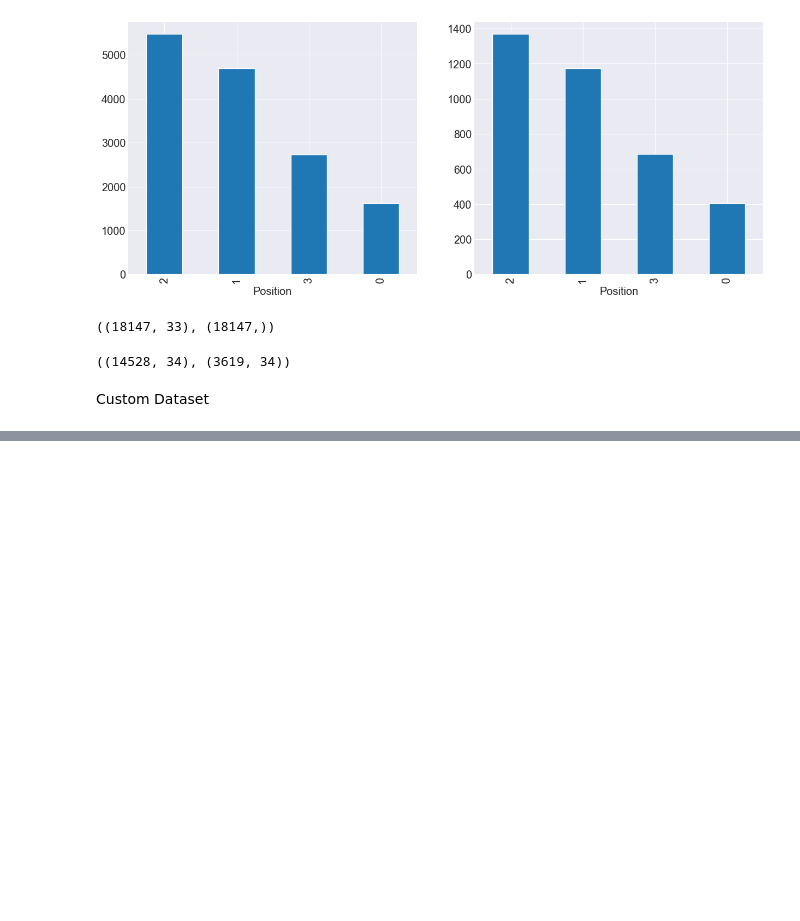
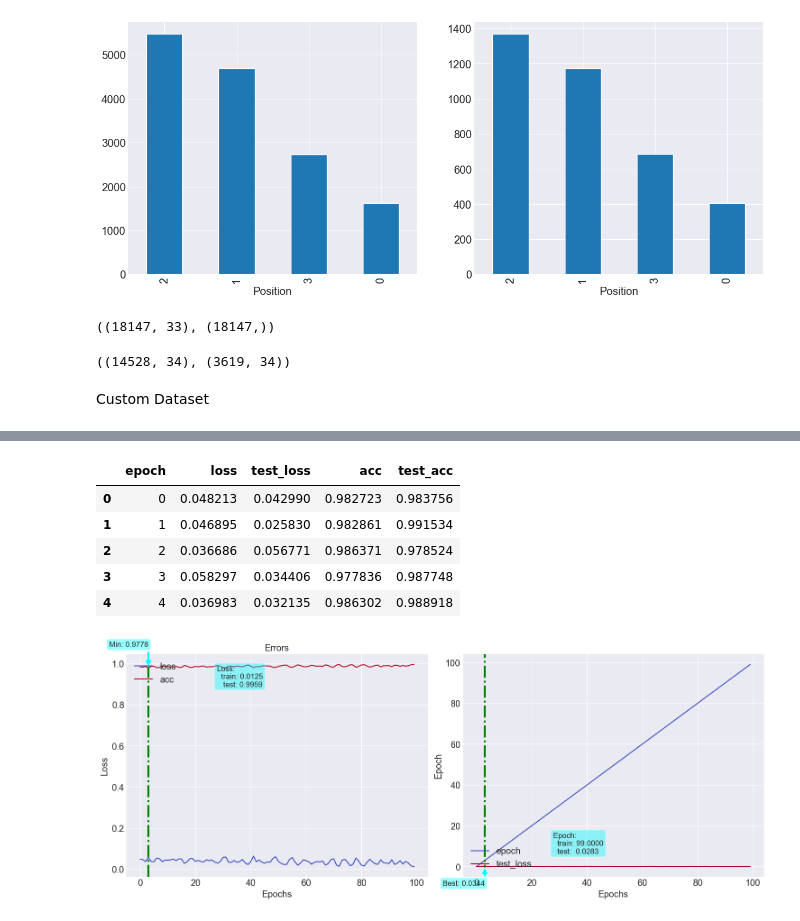
Before and after one commit to ishaan-eng/Deep-Learning, a Jupyter notebook: Nov 14/Torch_FIFA.ipynb, the cells around one changed output, grey strips where cells are left out. Cells and saved outputs as stored; diff of their text form; code cells hidden in the pictures; blank space fills up the shorter version.

```diff
--- a/Nov 14/Torch_FIFA.ipynb
+++ b/Nov 14/Torch_FIFA.ipynb
@@ -403,0 +463,4 @@ v# X_train = ss.fit_transform(X_train)
+# %%
+for data in test_ds:
+    feature,label=data
+    print(feature.shape,label.shape)
@@ -403,0 +489,31 @@ v# X_train = ss.fit_transform(X_train)
+# %%
+#Dont use in exam, Use Sequential Method
+class Model(nn.Module):
+    def __init__(self,input_dim):
+        super().__init__()
+        out_dim_1=66
+        self.layer1=nn.Linear(input_dim,out_dim_1)
+        self.active1=nn.ReLU()                          #Output 66
+        out_dim_2=33
+        self.layer2=nn.Linear(out_dim_1,out_dim_2)
+        self.active2=nn.ReLU()                          #Output 33
+        out_dim_3=16
+        self.layer3=nn.Linear(out_dim_2,out_dim_3)
+        self.active3=nn.ReLU()                          #Output 16
+        out_dim_4=8
+        self.layer4=nn.Linear(out_dim_3,out_dim_4)
+        self.active4=nn.ReLU()                          #Output 8
+
+        self.layer5=nn.Linear(out_dim_4,4)              #Output 4
+        #self.active5=nn.LogSoftmax(dim=1)
+
+    def forward(self,x):
+        x=self.active1(self.layer1(x))
+        x=self.active2(self.layer2(x))
+        x=self.active3(self.layer3(x))
+        x=self.active4(self.layer4(x))
+        x=self.layer5(x)
+        return x
+
+model=Model(input_dim=33).to(device)
+print(model)
@@ -403,0 +593,16 @@ v# X_train = ss.fit_transform(X_train)
+# %%
+loss_df=pd.DataFrame({'epoch':n_epoch,
+                      'loss':loss,
+                      "test_loss":tloss,
+                      'acc':acc,
+                      "test_acc":tacc})
+display(loss_df.head())
+fn_plot_torch_hist(loss_df)
+# %% [output]
+|  | epoch | loss | test_loss | acc | test_acc |
+| 0 | 0 | 0.048213 | 0.042990 | 0.982723 | 0.983756 |
+| 1 | 1 | 0.046895 | 0.025830 | 0.982861 | 0.991534 |
+| 2 | 2 | 0.036686 | 0.056771 | 0.986371 | 0.978524 |
+| 3 | 3 | 0.058297 | 0.034406 | 0.977836 | 0.987748 |
+| 4 | 4 | 0.036983 | 0.032135 | 0.986302 | 0.988918 |
+[figure, added]
```
Also changed, not shown: parts of 16 cells of this notebook, 18 other files.
